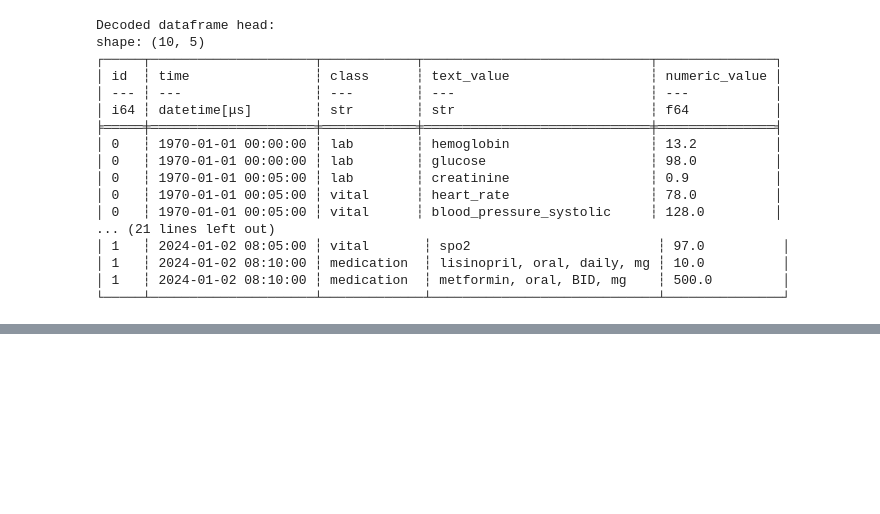
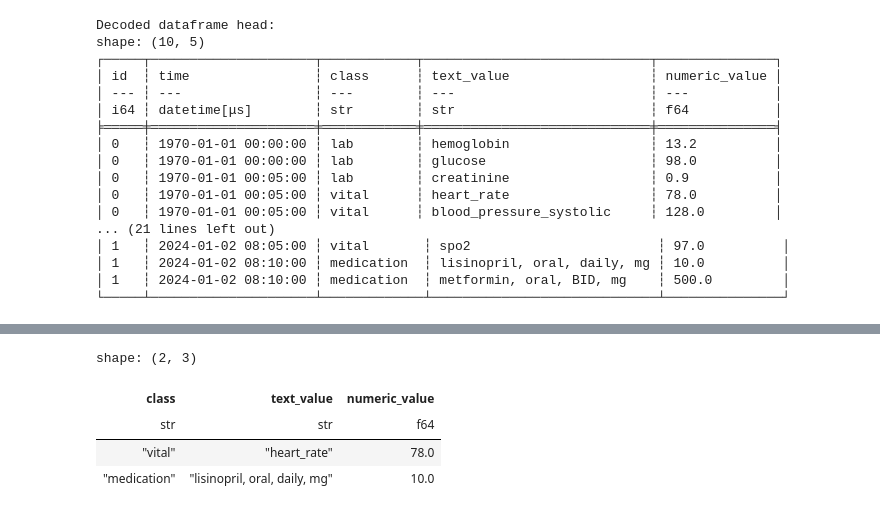
Before and after one commit to AJLozaLab/dbtoken, a Jupyter notebook: demo.ipynb, the cells around one changed output, grey strips where cells are left out. Saved outputs shown, nothing was run; the diff lists cells and outputs as text; code cells hidden in the pictures; blank space fills up the shorter version.

```diff
--- a/demo.ipynb
+++ b/demo.ipynb
@@ -341,0 +346,13 @@ shape: (10, 5)
+# %%
+# Select one representative row from each class so the contrast is easy to see.
+split_examples = pl.concat([
+    df.filter(pl.col("class") == "vital").head(1),
+    df.filter(pl.col("class") == "medication").head(1),
+]).sort(["id", "time", "class"])
+split_examples.select(["class", "text_value", "numeric_value"])
+# %% [output]
+shape: (2, 3)
+| class | text_value | numeric_value |
+| str | str | f64 |
+| "vital" | "heart_rate" | 78.0 |
+| "medication" | "lisinopril, oral, daily, mg" | 10.0 |
```
Also changed, not shown: parts of 13 cells of this notebook, 3 other files.
